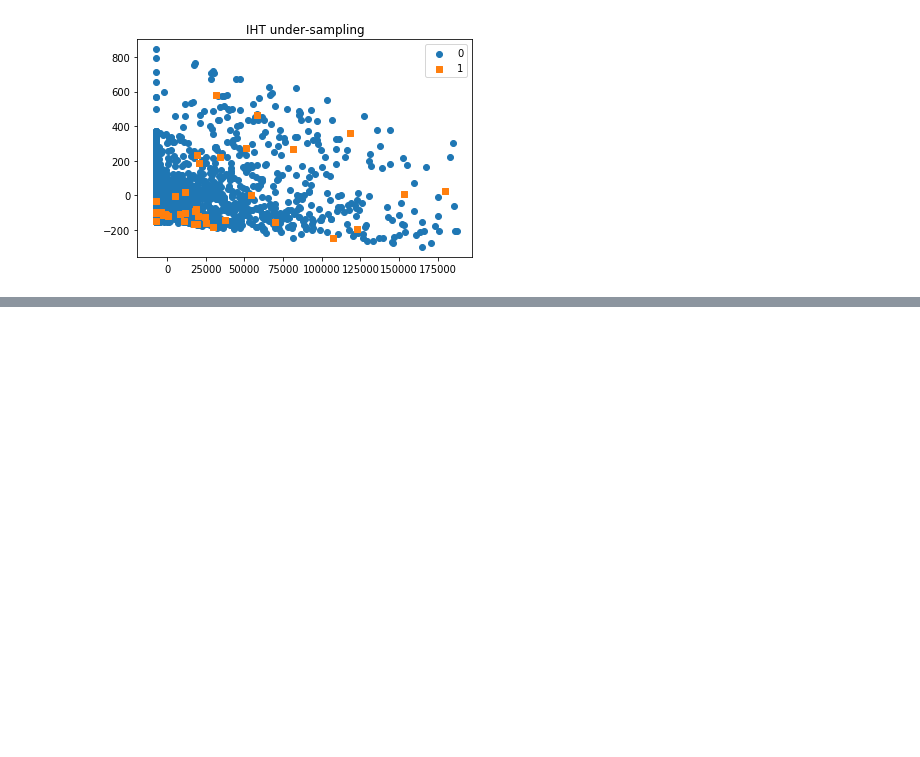
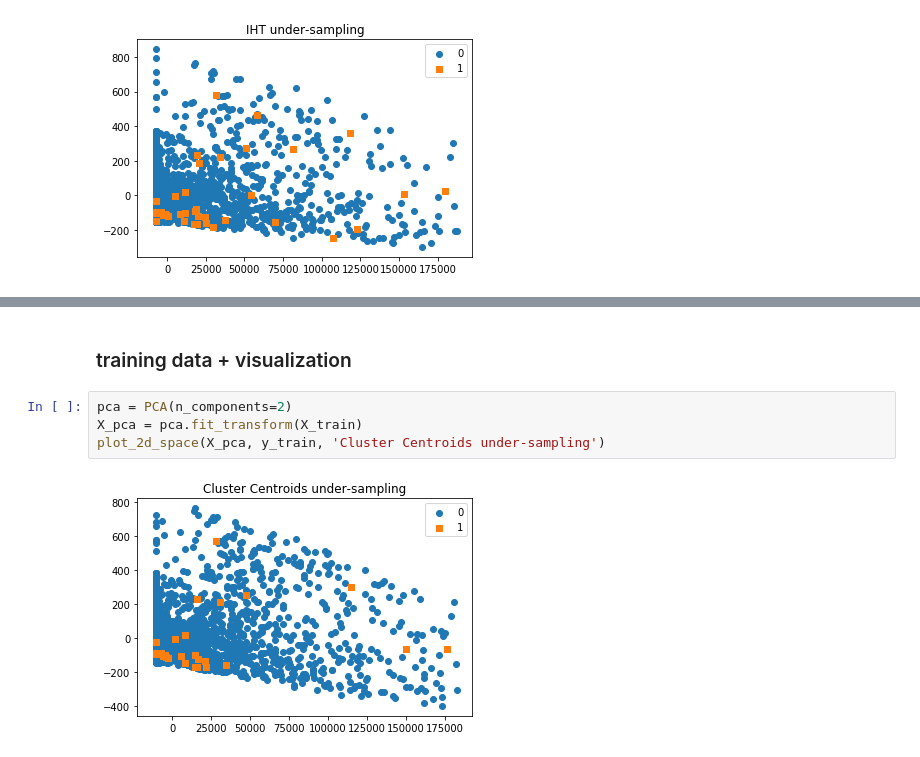
Before and after one commit to ChungHsuanKao/Seriousness_score_estimation, a Jupyter notebook: Unsupervised learning.ipynb, the cells around one changed output, grey strips where cells are left out. Cells and saved outputs as stored; diff of their text form; blank space fills up the shorter version.

```diff
--- a/Unsupervised learning.ipynb
+++ b/Unsupervised learning.ipynb
@@ -217,0 +255,8 @@ plot_2d_space(X_pca, y_iht, 'IHT under-sampling')
+# %% [markdown]
+### training data + visualization
+# %%
+pca = PCA(n_components=2)
+X_pca = pca.fit_transform(X_train)
+plot_2d_space(X_pca, y_train, 'Cluster Centroids under-sampling')
+# %% [output]
+[figure, added]
```
Also changed, not shown: parts of 62 cells of this notebook.
